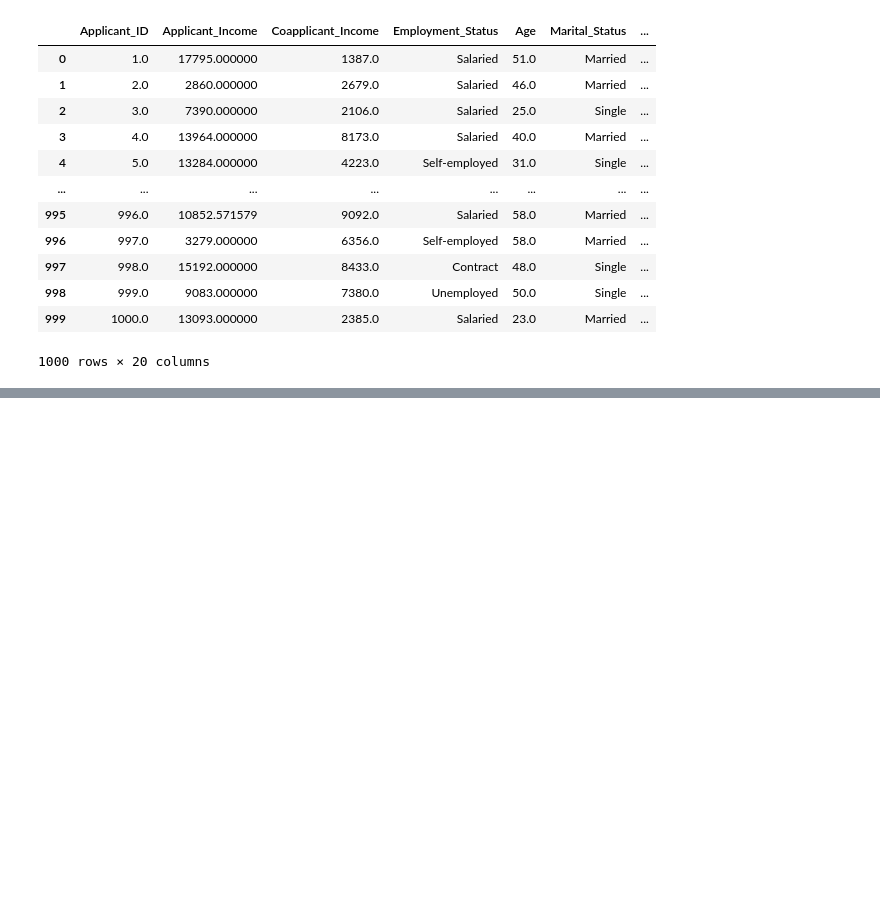
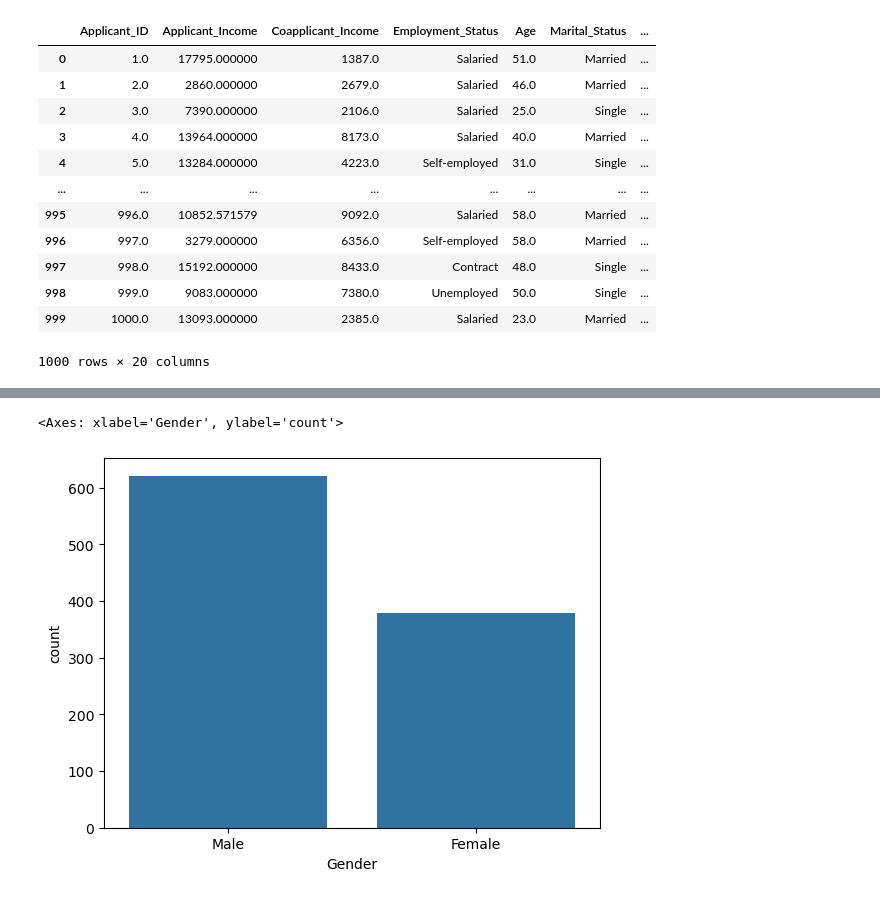
Before and after one commit to harikrishna12-ctrl/MY_ML_PROJECTS, a Jupyter notebook: loan_approvel_project.ipynb, the cells around one changed output, grey strips where cells are left out. Saved outputs shown, nothing was run; the diff lists cells and outputs as text; code cells hidden in the pictures; blank space fills up the shorter version.

Commit message:
added data vizualization af my project

```diff
--- a/loan_approvel_project.ipynb
+++ b/loan_approvel_project.ipynb
@@ -148,0 +165,8 @@ df2
+# %%
+#catogarical data analysis
+#we are seeeing that males are applying more for the loans
+classes_cateogary = df2["Gender"].value_counts()
+sns.barplot(classes_cateogary)
+# %% [output]
+<Axes: xlabel='Gender', ylabel='count'>
+[figure, added]
```
Also changed, not shown: parts of 8 cells of this notebook, 1 other file.
